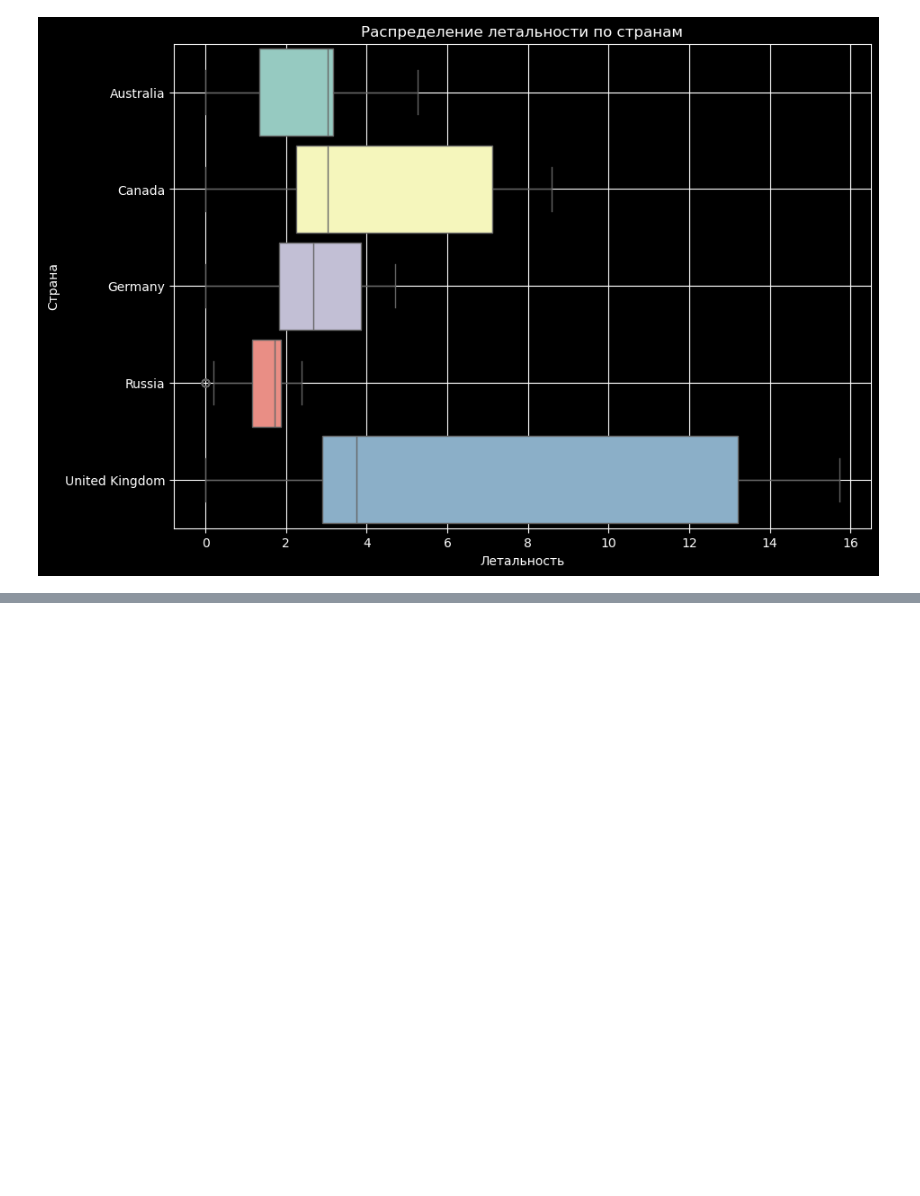
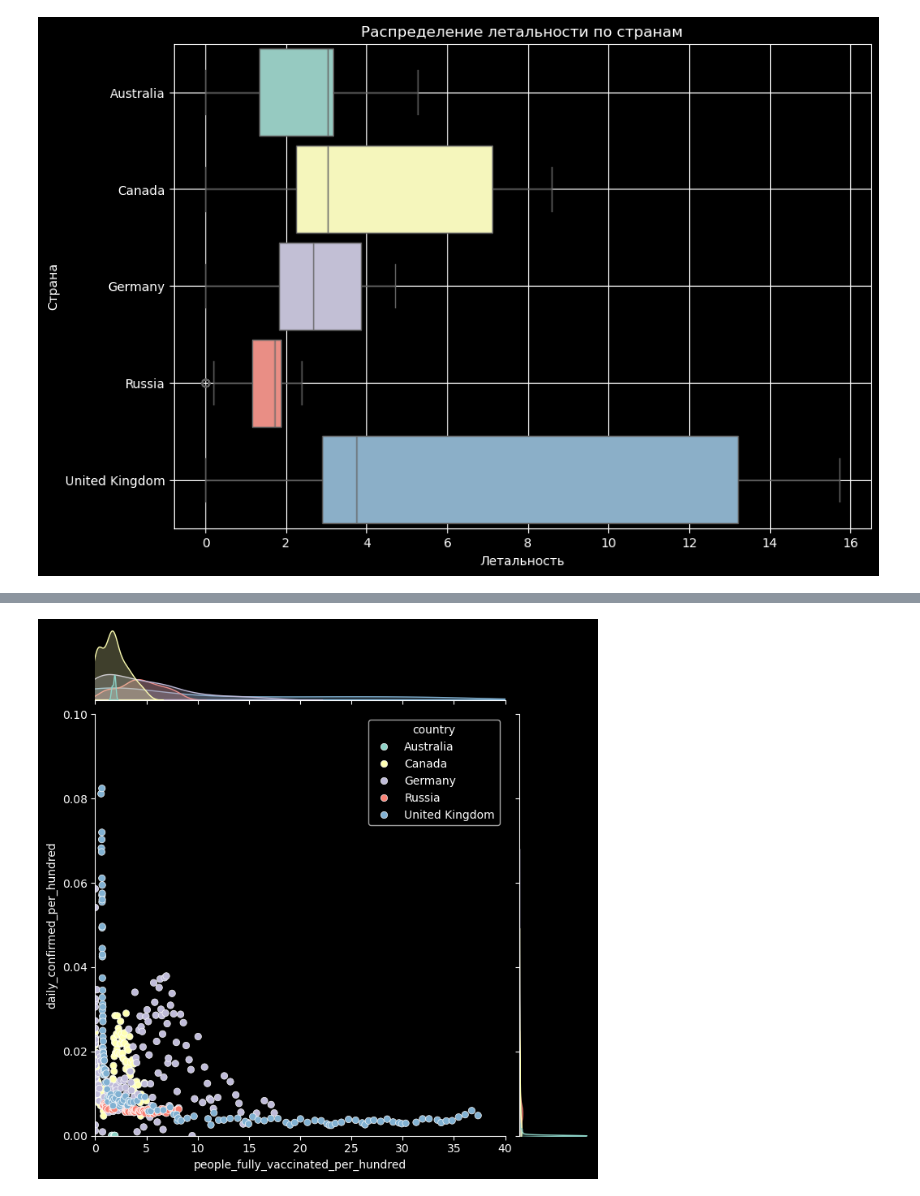
Before and after one commit to thetitorenko/sf_dspr_code, a Jupyter notebook: 01-block/06-python_13/06-python_13.ipynb, the cells around one changed output, grey strips where cells are left out. Saved outputs shown, nothing was run; the diff lists cells and outputs as text; code cells hidden in the pictures; blank space fills up the shorter version.

```diff
--- a/01-block/06-python_13/06-python_13.ipynb
+++ b/01-block/06-python_13/06-python_13.ipynb
@@ -442,0 +460,17 @@ plt.show()
+# %%
+# Добавляем столбец с процентом полностью вакцинированных на 100 человек
+cropped_covid_df['people_fully_vaccinated_per_hundred'] = cropped_covid_df['people_fully_vaccinated'] / cropped_covid_df['population'] * 100
+
+# Построим зависимости ежедневной заболеваемости от процента полностью вакцинированных
+joinplot = sns.jointplot(
+    data=cropped_covid_df,
+    x='people_fully_vaccinated_per_hundred',
+    y='daily_confirmed_per_hundred',
+    hue='country',
+    xlim=(0, 40),
+    ylim=(0, 0.1),
+    height=7)
+
+plt.show()
+# %% [output]
+[figure, added]
```
Also changed, not shown: parts of 6 cells of this notebook.
